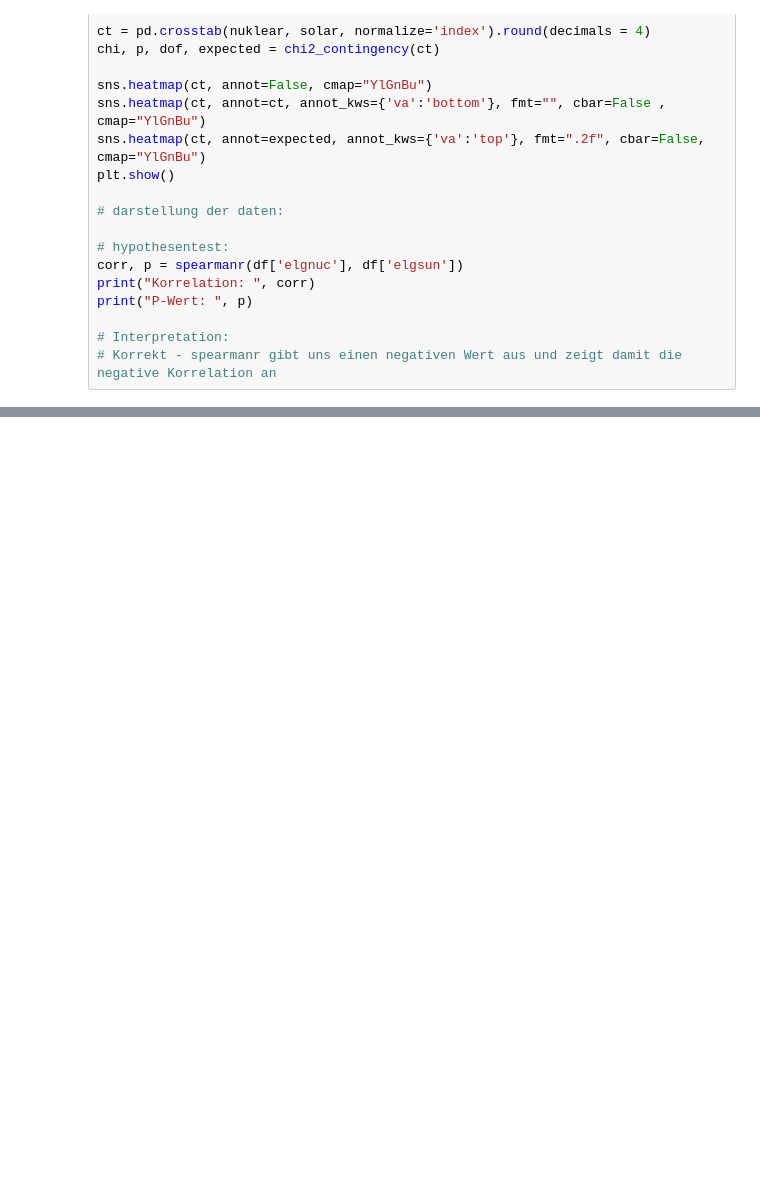
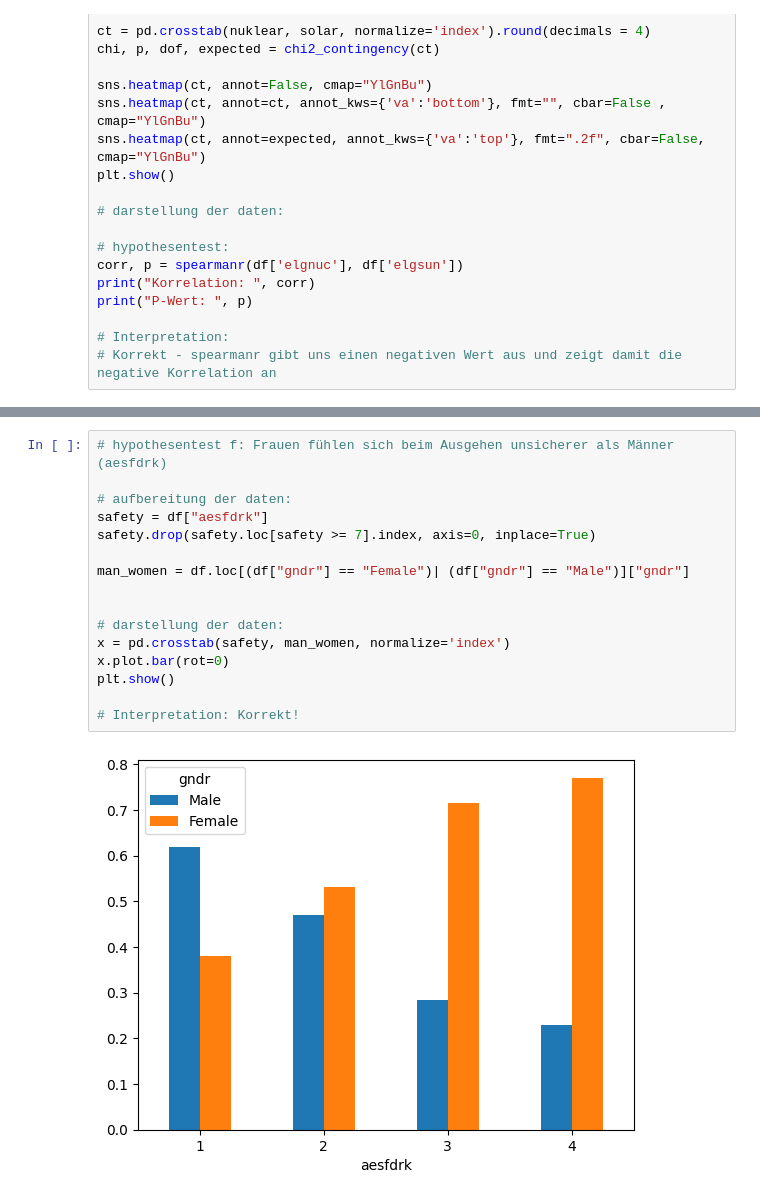
Before and after one commit to Hattinger04/HypothesenTesten, a Jupyter notebook: main.ipynb, the cells around one changed output, grey strips where cells are left out. Saved outputs shown, nothing was run; the diff lists cells and outputs as text; blank space fills up the shorter version.

```diff
--- a/main.ipynb
+++ b/main.ipynb
@@ -156,0 +171,18 @@ expected [[0.42156945 0.57843055]
+# %%
+# hypothesentest f: Frauen fühlen sich beim Ausgehen unsicherer als Männer (aesfdrk)
+
+# aufbereitung der daten:
+safety = df["aesfdrk"]
+safety.drop(safety.loc[safety >= 7].index, axis=0, inplace=True)
+
+man_women = df.loc[(df["gndr"] == "Female")| (df["gndr"] == "Male")]["gndr"]
+
+
+# darstellung der daten:
+x = pd.crosstab(safety, man_women, normalize='index')
+x.plot.bar(rot=0)
+plt.show()
+
+# Interpretation: Korrekt!
+# %% [output]
+[figure, added]
```
Also changed, not shown: parts of 8 cells of this notebook.
